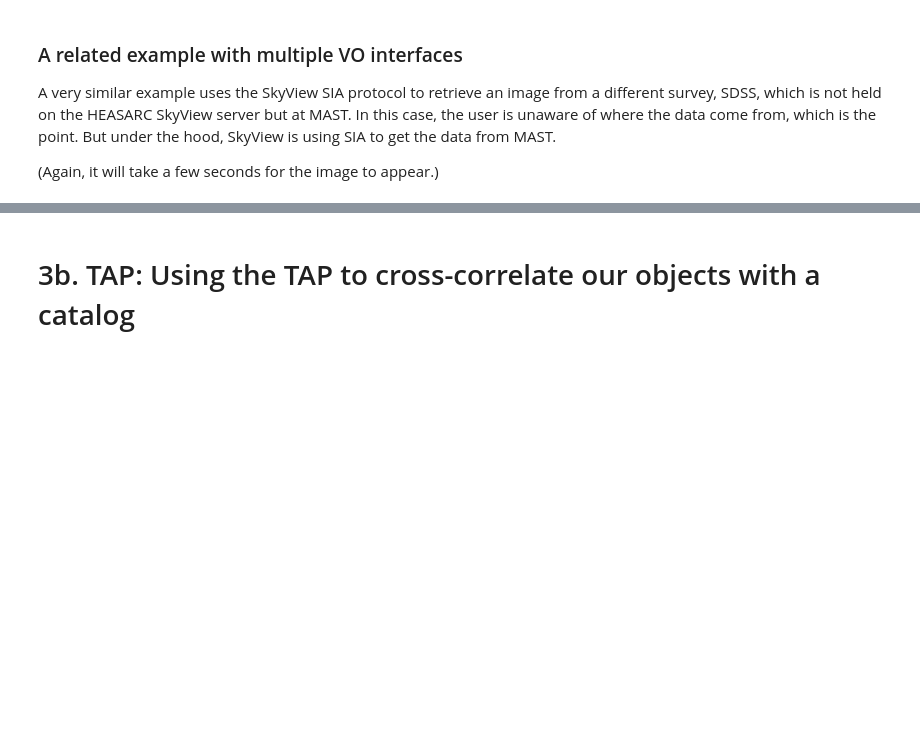
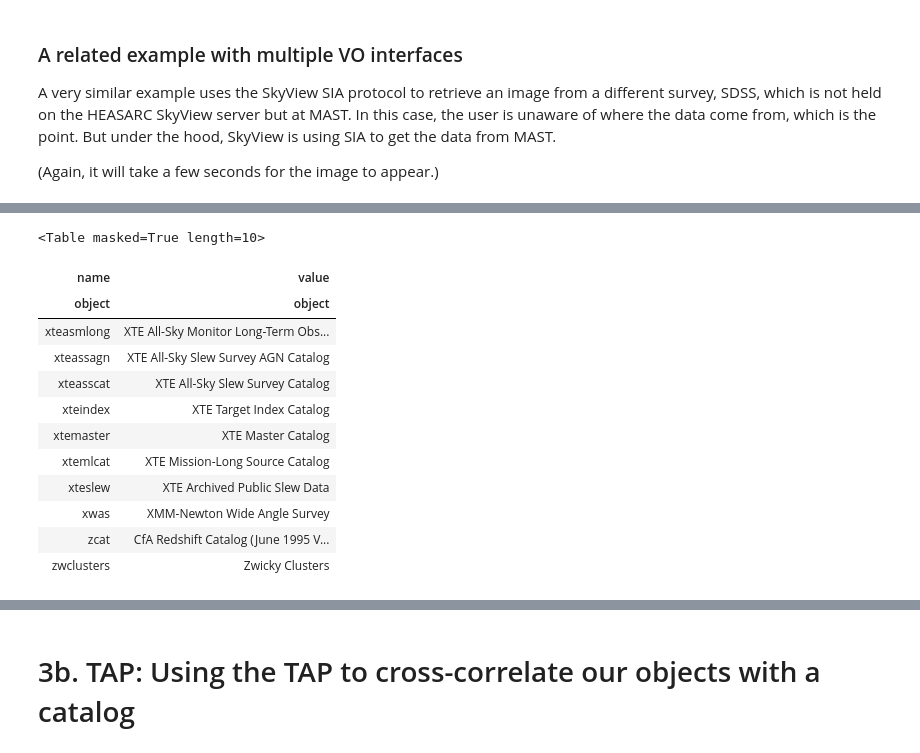
Before and after one commit to trjaffe/navo.old, a Jupyter notebook: heasarc_queries_v6.ipynb, the cells around one changed output, grey strips where cells are left out. Cells and saved outputs as stored; diff of their text form; code cells hidden in the pictures; blank space fills up the shorter version.

```diff
--- a/heasarc_queries_v6.ipynb
+++ b/heasarc_queries_v6.ipynb
@@ -286,0 +310,29 @@ display(Image(url=table.array['URL'][1]))
+# %%
+tap_params["query"]="""
+    select a.name,b.value
+      from metainfo a, metainfo b
+      where
+         a.type='table' and b.type='table' and
+         a.relation='defaultSearchRadius' and
+         b.relation='description' and
+         a.name=b.name
+      order by name
+      """
+r = requests.get('https://heasarc.gsfc.nasa.gov/xamin/vo/tap/sync', params=tap_params)
+table=Table.read(io.BytesIO(r.content))
+## Look at the last 10 rows:
+table[-10:]
+# %% [output]
+<Table masked=True length=10>
+| name | value |
+| object | object |
+| xteasmlong | XTE All-Sky Monitor Long-Term Obs... |
+| xteassagn | XTE All-Sky Slew Survey AGN Catalog |
+| xteasscat | XTE All-Sky Slew Survey Catalog |
+| xteindex | XTE Target Index Catalog |
+| xtemaster | XTE Master Catalog |
+| xtemlcat | XTE Mission-Long Source Catalog |
+| xteslew | XTE Archived Public Slew Data |
+| xwas | XMM-Newton Wide Angle Survey |
+| zcat | CfA Redshift Catalog (June 1995 V... |
+| zwclusters | Zwicky Clusters |
```
Also changed, not shown: parts of 60 cells of this notebook.
